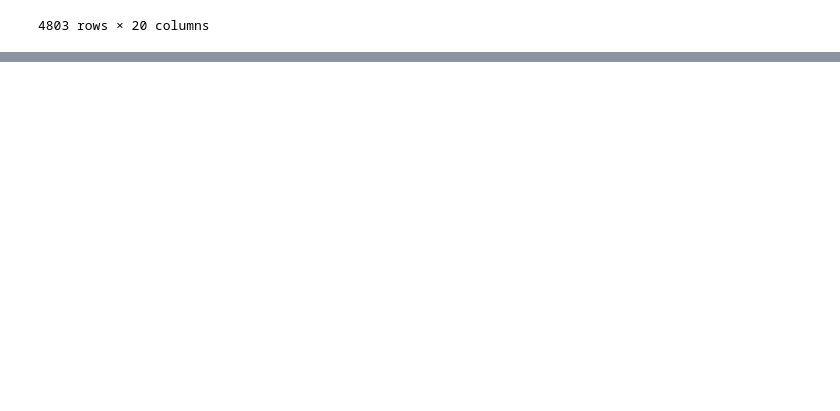
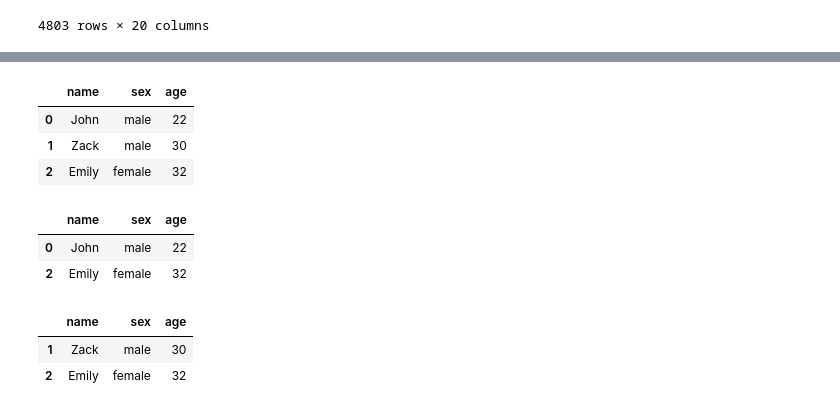
Before and after one commit to donchan7777/py-practice, a Jupyter notebook: python_DS/Pandas.ipynb, the cells around one changed output, grey strips where cells are left out. Saved outputs shown, nothing was run; the diff lists cells and outputs as text; code cells hidden in the pictures; blank space fills up the shorter version.

```diff
--- a/python_DS/Pandas.ipynb
+++ b/python_DS/Pandas.ipynb
@@ -58,0 +99,14 @@ df
+# %%
+df = pd.DataFrame(data)
+df
+# %% [output]
+|  | name | sex | age |
+| 0 | John | male | 22 |
+| 1 | Zack | male | 30 |
+| 2 | Emily | female | 32 |
+# %%
+df[[True, False, True]]
+# %% [output]
+|  | name | sex | age |
+| 0 | John | male | 22 |
+| 2 | Emily | female | 32 |
@@ -58,0 +115,6 @@ df
+# %%
+df[filter_s]
+# %% [output]
+|  | name | sex | age |
+| 1 | Zack | male | 30 |
+| 2 | Emily | female | 32 |
```
Also changed, not shown: parts of 10 cells of this notebook.
